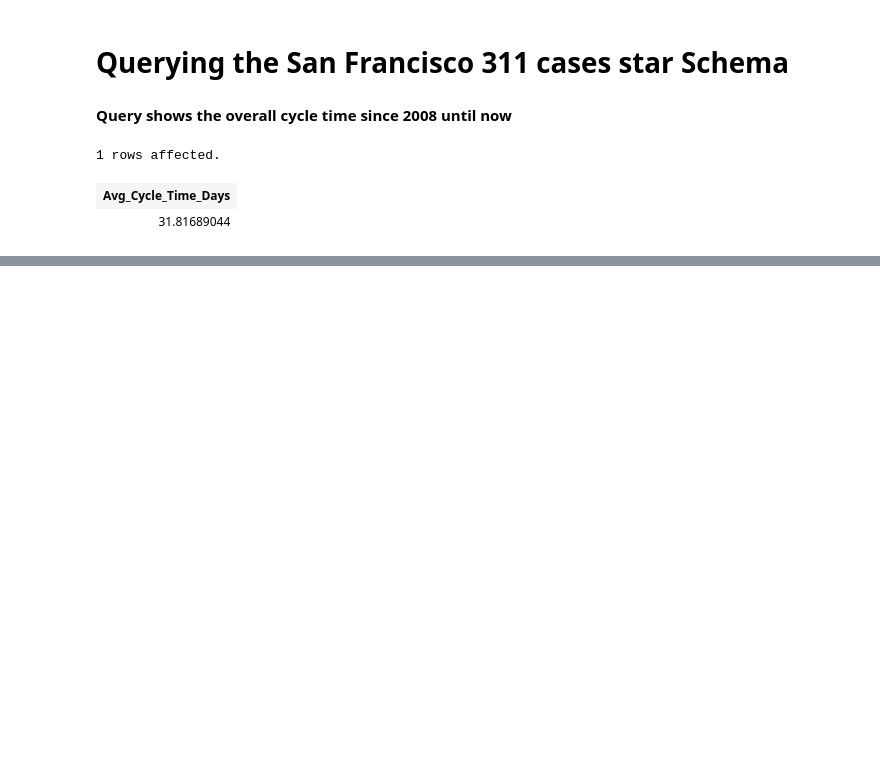
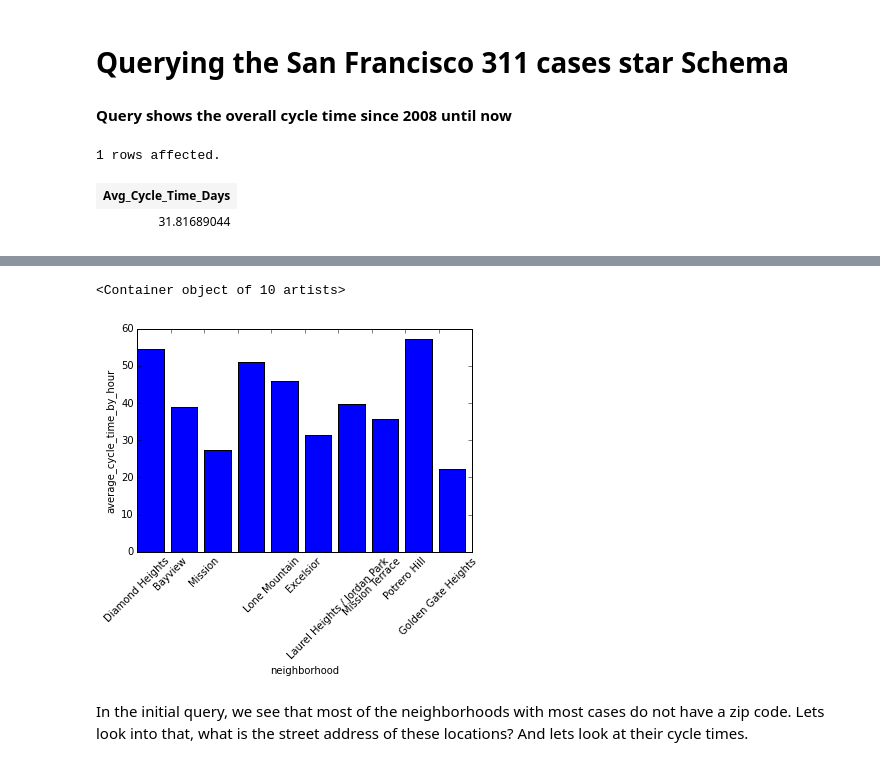
Before and after one commit to nriyer/star_schema, a Jupyter notebook: pelamoko_iyer.ipynb, the cells around one changed output, grey strips where cells are left out. Saved outputs shown, nothing was run; the diff lists cells and outputs as text; code cells hidden in the pictures; blank space fills up the shorter version.

```diff
--- a/pelamoko_iyer.ipynb
+++ b/pelamoko_iyer.ipynb
@@ -758,0 +1088,8 @@ FROM cycle_time_facts
+# %%
+result = _
+result.bar()
+# %% [output]
+<Container object of 10 artists>
+[figure, added]
+# %% [markdown]
+In the initial query, we see that most of the neighborhoods with most cases do not have a zip code. Lets look into that, what is the street address of these locations? And lets look at their cycle times.
```
Also changed, not shown: parts of 51 cells of this notebook.
